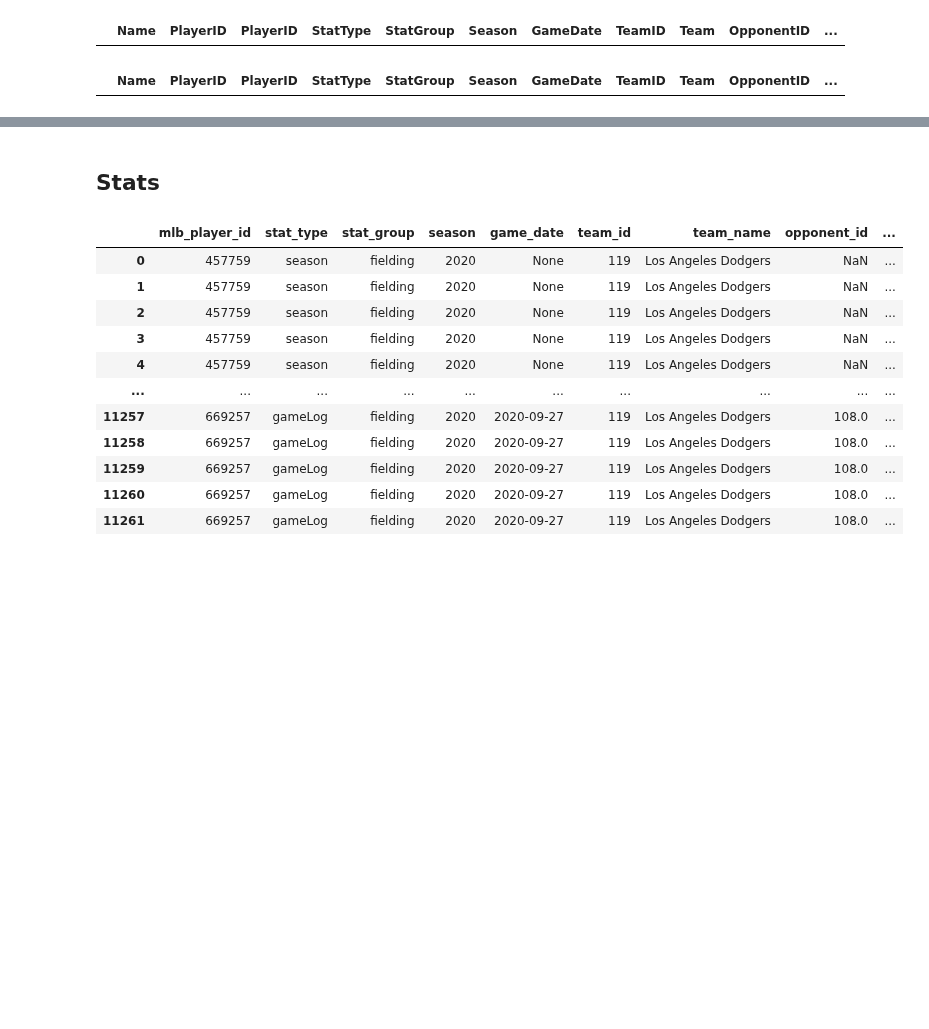
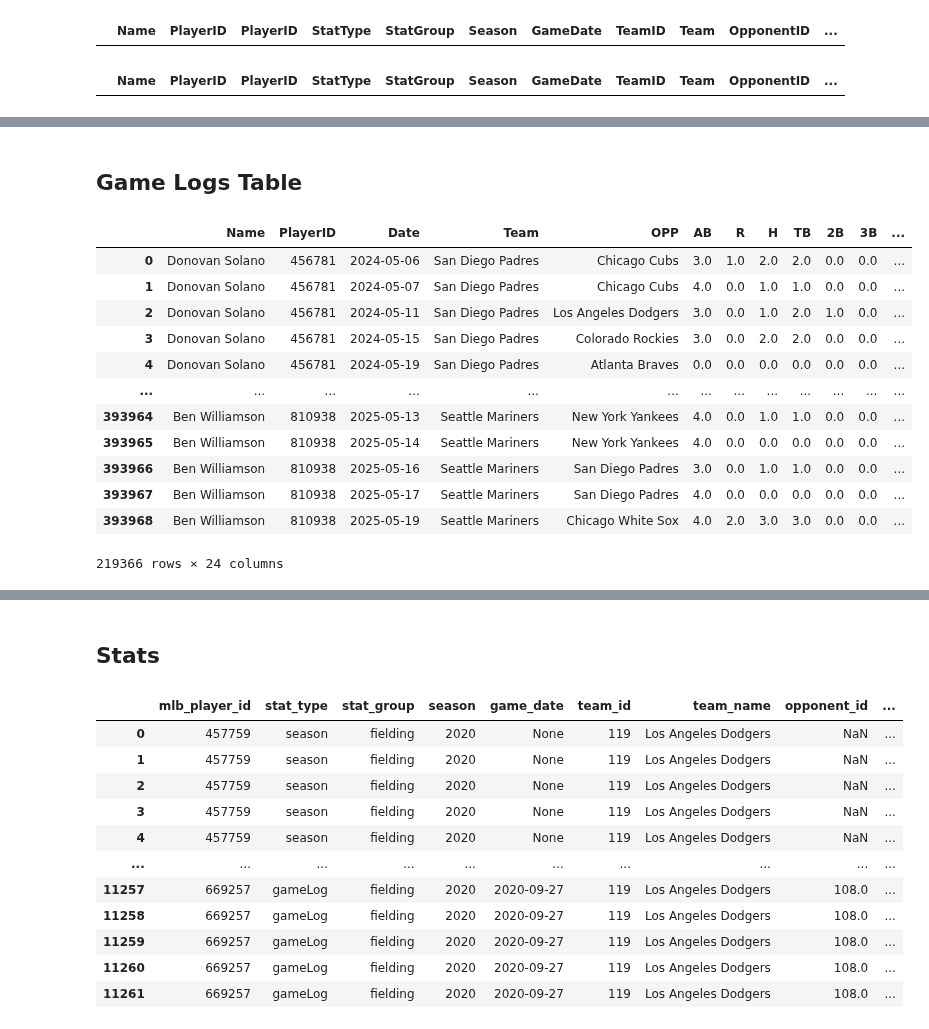
Before and after one commit to laniel123/MLB_Injury_Report, a Jupyter notebook: mlb/notebooks/Mlb_player_db.ipynb, the cells around one changed output, grey strips where cells are left out. Drawn from its saved outputs; the diff is of its cells as text; code cells hidden in the pictures; blank space fills up the shorter version.

```diff
--- a/mlb/notebooks/Mlb_player_db.ipynb
+++ b/mlb/notebooks/Mlb_player_db.ipynb
@@ -543,0 +576,57 @@ SyntaxError: invalid syntax (4108918011.py, line 6)
+# %%
+selected_columns = [
+    'fullName','mlb_player_id', 'game_date', 'team_name', 'opponent_name', 'atBats', 'runs',
+    'hits', 'totalBases', 'doubles', 'triples', 'homeRuns', 'rbi',
+    'baseOnBalls', 'intentionalWalks', 'strikeOuts', 'stolenBases',
+    'caughtStealing', 'avg', 'obp', 'slg', 'hitByPitch', 'sacBunts', 'sacFlies'
+]
+
+game_logs_df = game_log_pre[selected_columns]
+
+# Remove rows with missing values
+game_logs_df = game_logs_df.dropna()
+
+game_logs_df = game_logs_df.rename(columns={
+    'fullName': 'Name',
+    'mlb_player_id': 'PlayerID',
+    'game_date': 'Date',
+    'team_name': 'Team',
+    'opponent_name': 'OPP',
+    'atBats': 'AB',
+    'runs': 'R',
+    'hits': 'H',
+    'totalBases': 'TB',
+    'doubles': '2B',
+    'triples': '3B',
+    'homeRuns': 'HR',
+    'rbi': 'RBI',
+    'baseOnBalls': 'BB',
+    'intentionalWalks': 'IBB',
+    'strikeOuts': 'SO',
+    'stolenBases': 'SB',
+    'caughtStealing': 'CS',
+    'avg': 'AVG',
+    'obp': 'OBP',
+    'slg': 'SLG',
+    'hitByPitch': 'HBP',
+    'sacBunts': 'SAC',
+    'sacFlies': 'SF'
+})
+# %% [markdown]
+## Game Logs Table
+# %%
+game_logs_df
+# %% [output]
+|  | Name | PlayerID | Date | Team | OPP | AB | R | H | TB | 2B | 3B | ... |
+| 0 | Donovan Solano | 456781 | 2024-05-06 | San Diego Padres | Chicago Cubs | 3.0 | 1.0 | 2.0 | 2.0 | 0.0 | 0.0 | ... |
+| 1 | Donovan Solano | 456781 | 2024-05-07 | San Diego Padres | Chicago Cubs | 4.0 | 0.0 | 1.0 | 1.0 | 0.0 | 0.0 | ... |
+| 2 | Donovan Solano | 456781 | 2024-05-11 | San Diego Padres | Los Angeles Dodgers | 3.0 | 0.0 | 1.0 | 2.0 | 1.0 | 0.0 | ... |
+| 3 | Donovan Solano | 456781 | 2024-05-15 | San Diego Padres | Colorado Rockies | 3.0 | 0.0 | 2.0 | 2.0 | 0.0 | 0.0 | ... |
+| 4 | Donovan Solano | 456781 | 2024-05-19 | San Diego Padres | Atlanta Braves | 0.0 | 0.0 | 0.0 | 0.0 | 0.0 | 0.0 | ... |
+| ... | ... | ... | ... | ... | ... | ... | ... | ... | ... | ... | ... | ... |
+| 393964 | Ben Williamson | 810938 | 2025-05-13 | Seattle Mariners | New York Yankees | 4.0 | 0.0 | 1.0 | 1.0 | 0.0 | 0.0 | ... |
+| 393965 | Ben Williamson | 810938 | 2025-05-14 | Seattle Mariners | New York Yankees | 4.0 | 0.0 | 0.0 | 0.0 | 0.0 | 0.0 | ... |
+| 393966 | Ben Williamson | 810938 | 2025-05-16 | Seattle Mariners | San Diego Padres | 3.0 | 0.0 | 1.0 | 1.0 | 0.0 | 0.0 | ... |
+| 393967 | Ben Williamson | 810938 | 2025-05-17 | Seattle Mariners | San Diego Padres | 4.0 | 0.0 | 0.0 | 0.0 | 0.0 | 0.0 | ... |
+| 393968 | Ben Williamson | 810938 | 2025-05-19 | Seattle Mariners | Chicago White Sox | 4.0 | 2.0 | 3.0 | 3.0 | 0.0 | 0.0 | ... |
+219366 rows × 24 columns
```
Also changed, not shown: parts of 21 cells of this notebook, 6 other files.
